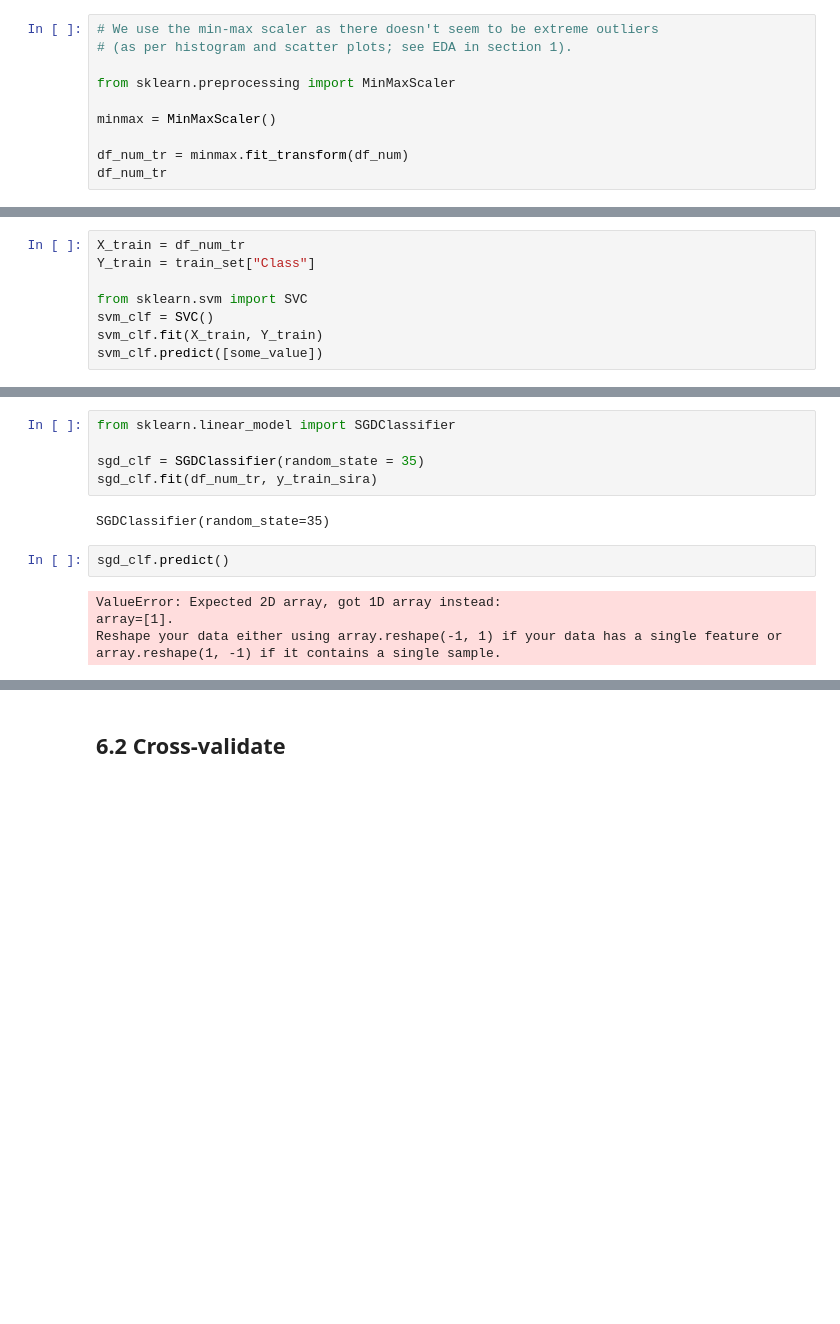
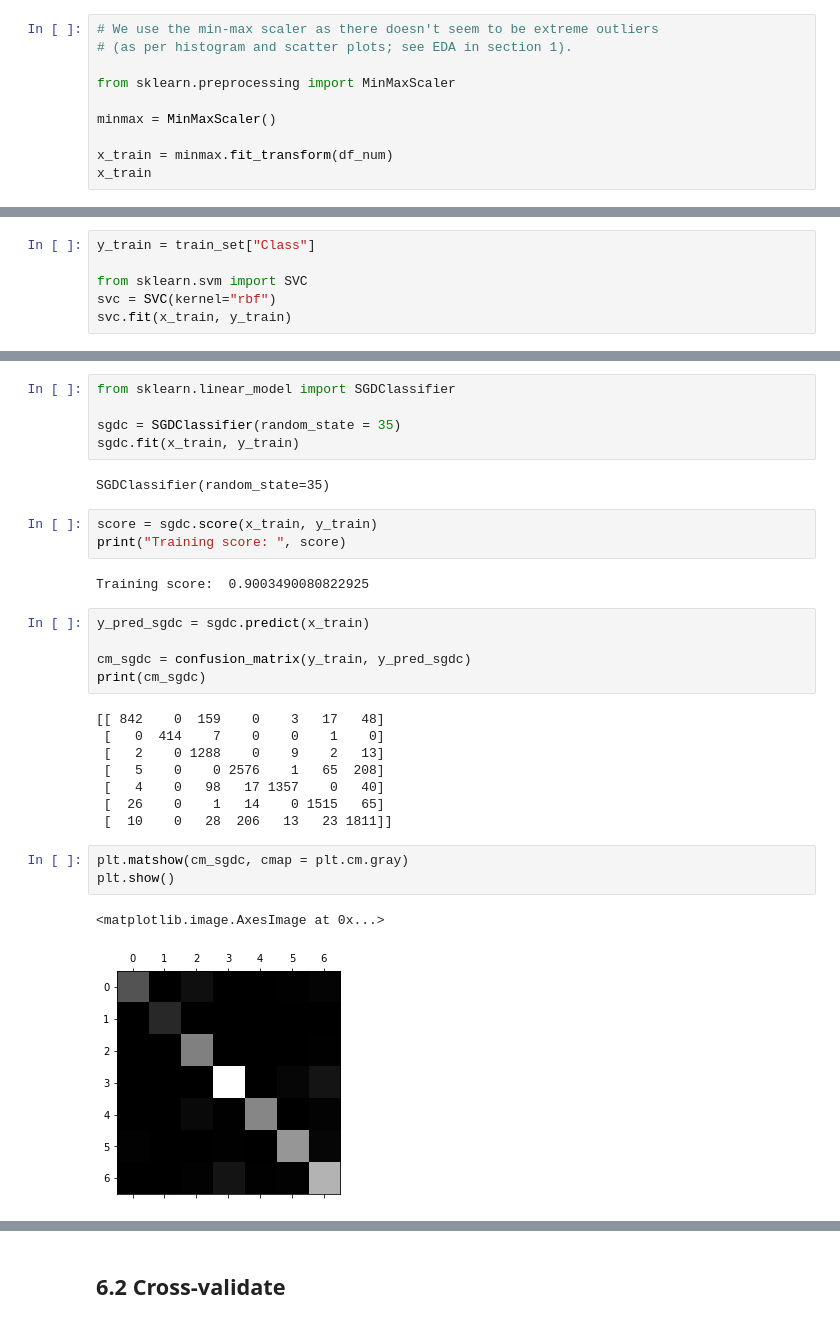
Before and after one commit to chitrams/cits5508-projects, a Jupyter notebook: lab02/lab02.ipynb, the cells around one changed output, grey strips where cells are left out. Drawn from its saved outputs; the diff is of its cells as text; blank space fills up the shorter version.

```diff
--- a/lab02/lab02.ipynb
+++ b/lab02/lab02.ipynb
@@ -193,8 +173,8 @@ from sklearn.preprocessing import MinMaxScaler
 
 minmax = MinMaxScaler()
 
-df_num_tr = minmax.fit_transform(df_num)
-df_num_tr
+x_train = minmax.fit_transform(df_num)
+x_train
 # %% [output]
 array([[0.78253258, 0.82032597, 0.85977256, ..., 0.04550786, 0.32463071,
         0.89178084],
@@ -241,9 +237,7 @@ array([0.18509283, 0.33555771, 0.43016649, 0.19332998, 0.82312352,
 # %%
-X_train = df_num_tr
-Y_train = train_set["Class"]
+y_train = train_set["Class"]
 
 from sklearn.svm import SVC
-svm_clf = SVC()
-svm_clf.fit(X_train, Y_train)
-svm_clf.predict([some_value])
+svc = SVC(kernel="rbf")
+svc.fit(x_train, y_train)
 # %% [output]
@@ -333,13 +323,31 @@ NameError: name 'train_set' is not defined
 # %%
 from sklearn.linear_model import SGDClassifier
 
-sgd_clf = SGDClassifier(random_state = 35)
-sgd_clf.fit(df_num_tr, y_train_sira)
+sgdc = SGDClassifier(random_state = 35)
+sgdc.fit(x_train, y_train)
 # %% [output]
 SGDClassifier(random_state=35)
-# %%
-sgd_clf.predict()
-# %% [output]
-ValueError: Expected 2D array, got 1D array instead:
-array=[1].
-Reshape your data either using array.reshape(-1, 1) if your data has a single feature or array.reshape(1, -1) if it contains a single sample.
+# %%
+score = sgdc.score(x_train, y_train)
+print("Training score: ", score)
+# %% [output]
+Training score:  0.9003490080822925
+# %%
+y_pred_sgdc = sgdc.predict(x_train)
+
+cm_sgdc = confusion_matrix(y_train, y_pred_sgdc)
+print(cm_sgdc)
+# %% [output]
+[[ 842    0  159    0    3   17   48]
+ [   0  414    7    0    0    1    0]
+ [   2    0 1288    0    9    2   13]
+ [   5    0    0 2576    1   65  208]
+ [   4    0   98   17 1357    0   40]
+ [  26    0    1   14    0 1515   65]
+ [  10    0   28  206   13   23 1811]]
+# %%
+plt.matshow(cm_sgdc, cmap = plt.cm.gray)
+plt.show()
+# %% [output]
+<matplotlib.image.AxesImage at 0x...>
+[figure, added]
```
Also changed, not shown: parts of 36 cells of this notebook, 3 other files.
